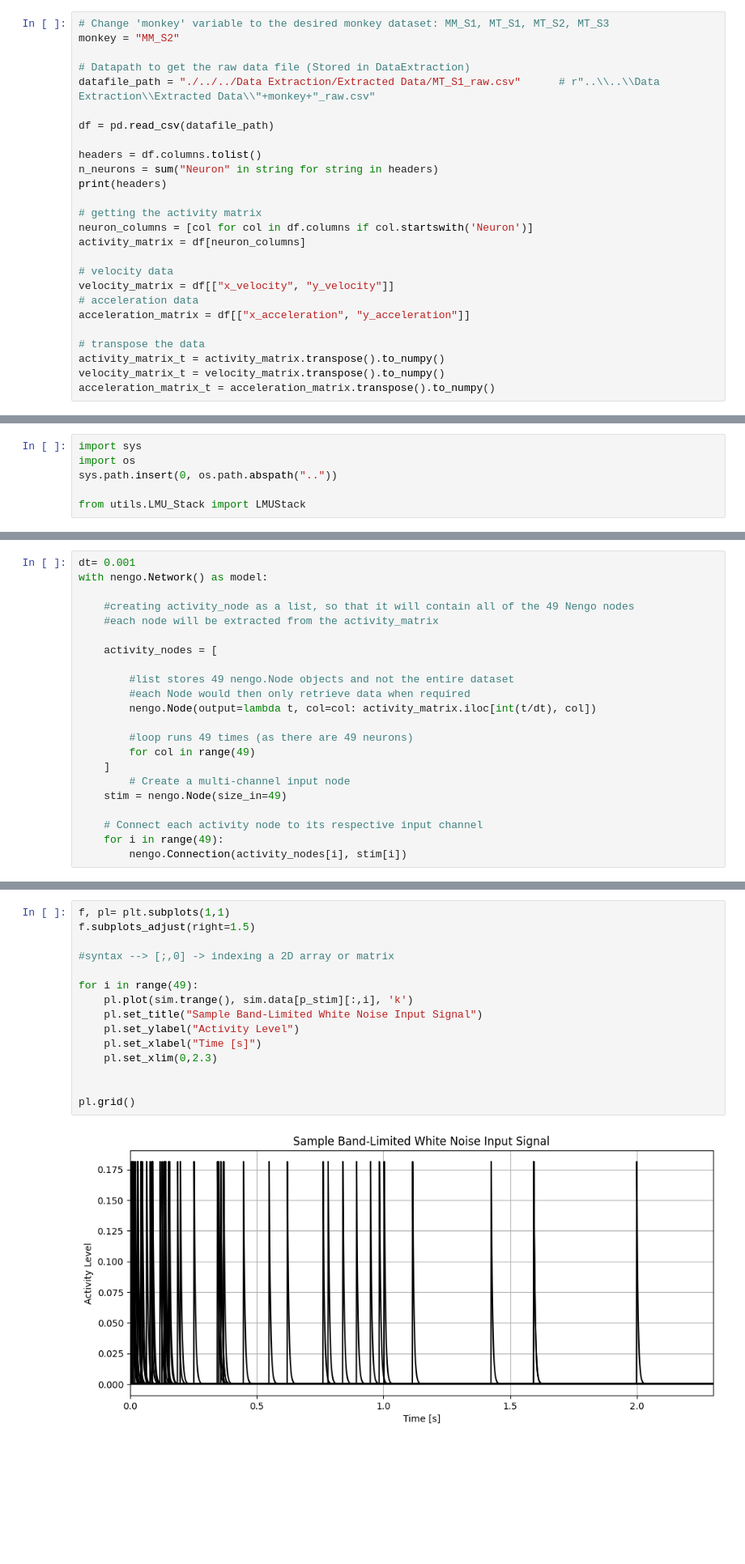
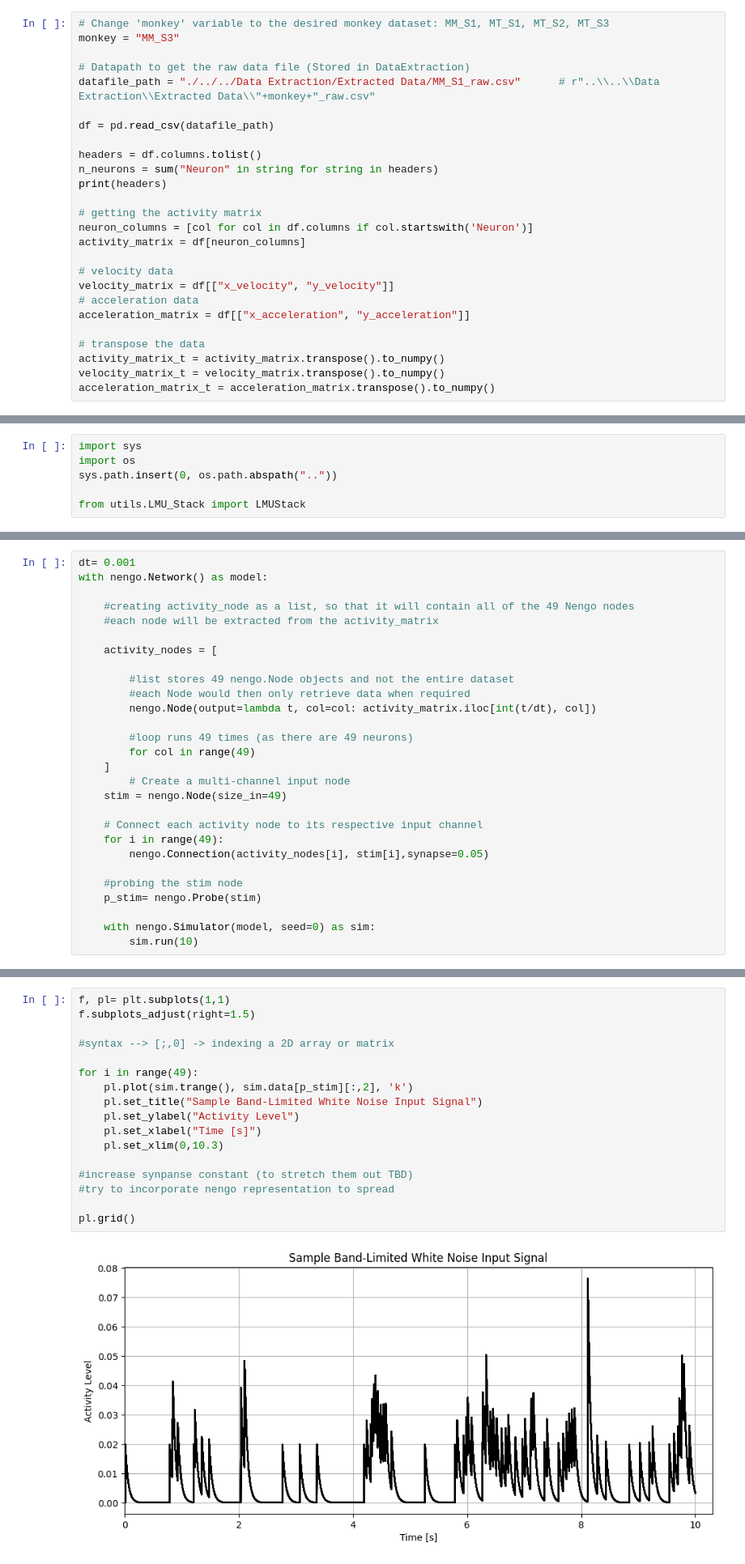
Before and after one commit to WAT-ai/BCI-Signal-Decoding, a Jupyter notebook: src/LMU - Basis/LMU_AA.ipynb, the cells around one changed output, grey strips where cells are left out. Shown at 81% size. Drawn from its saved outputs; the diff is of its cells as text; blank space fills up the shorter version.

```diff
--- a/src/LMU - Basis/LMU_AA.ipynb
+++ b/src/LMU - Basis/LMU_AA.ipynb
@@ -8,10 +8,10 @@ from nengo.node import Node
 import matplotlib.pyplot as plt
 # %%
 # Change 'monkey' variable to the desired monkey dataset: MM_S1, MT_S1, MT_S2, MT_S3
-monkey = "MM_S2"
+monkey = "MM_S3"
 
 # Datapath to get the raw data file (Stored in DataExtraction)
-datafile_path = "./../../Data Extraction/Extracted Data/MT_S1_raw.csv"      # r"..\\..\\Data Extraction\\Extracted Data\\"+monkey+"_raw.csv"
+datafile_path = "./../../Data Extraction/Extracted Data/MM_S1_raw.csv"      # r"..\\..\\Data Extraction\\Extracted Data\\"+monkey+"_raw.csv"
 
 df = pd.read_csv(datafile_path)
 
@@ -102,4 +102,10 @@ with nengo.Network() as model:
 
     # Connect each activity node to its respective input channel
     for i in range(49):
-        nengo.Connection(activity_nodes[i], stim[i])
+        nengo.Connection(activity_nodes[i], stim[i],synapse=0.05)
+
+    #probing the stim node
+    p_stim= nengo.Probe(stim)
+
+    with nengo.Simulator(model, seed=0) as sim:
+        sim.run(10)
@@ -106,17 +115,19 @@ with nengo.Network() as model:
 # %%
 f, pl= plt.subplots(1,1)
 f.subplots_adjust(right=1.5)
 
 #syntax --> [;,0] -> indexing a 2D array or matrix
 
 for i in range(49):
-    pl.plot(sim.trange(), sim.data[p_stim][:,i], 'k')
+    pl.plot(sim.trange(), sim.data[p_stim][:,2], 'k')
     pl.set_title("Sample Band-Limited White Noise Input Signal")
     pl.set_ylabel("Activity Level")
     pl.set_xlabel("Time [s]")
-    pl.set_xlim(0,2.3)
+    pl.set_xlim(0,10.3)
 
+#increase synpanse constant (to stretch them out TBD)
+#try to incorporate nengo representation to spread
 
 pl.grid()
 # %% [output]
-[figure, old version]
+[figure, new version]
```
Also changed, not shown: parts of 5 cells of this notebook.
